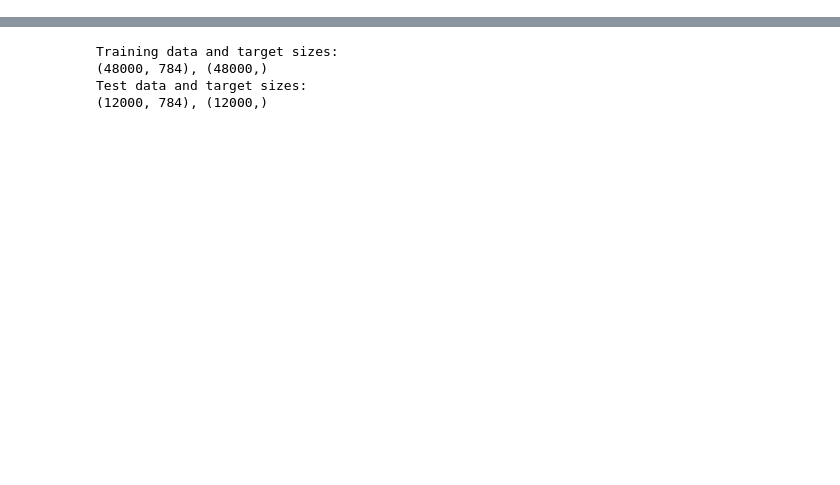
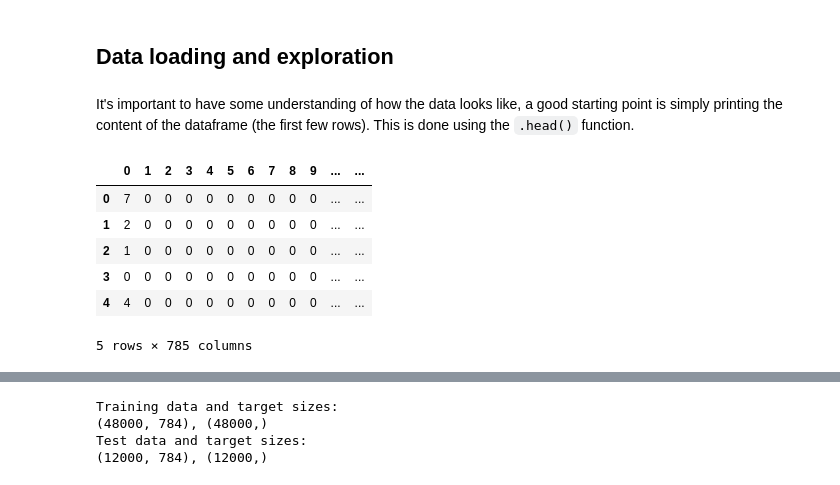
Before and after one commit to matteobarbieri/phd-school, a Jupyter notebook: notebooks/mnist-with-sklearn.ipynb, the cells around one changed output, grey strips where cells are left out. Drawn from its saved outputs; the diff is of its cells as text; code cells hidden in the pictures; blank space fills up the shorter version.

```diff
--- a/notebooks/mnist-with-sklearn.ipynb
+++ b/notebooks/mnist-with-sklearn.ipynb
@@ -18 +36,3 @@ TEST_CSV = Path(DATA_DIR) / "mnist_test.csv"
+# %% [markdown]
+## Data loading and exploration
 # %%
@@ -19,2 +41,14 @@ TEST_CSV = Path(DATA_DIR) / "mnist_test.csv"
 df_test = pd.read_csv(TEST_CSV, header=None)
 df_train = pd.read_csv(TRAIN_CSV, header=None)
+# %% [markdown]
+It's important to have some understanding of how the data looks like, a good starting point is simply printing the content of the dataframe (the first few rows). This is done using the `.head()` function.
+# %%
+df_test.head()
+# %% [output]
+|  | 0 | 1 | 2 | 3 | 4 | 5 | 6 | 7 | 8 | 9 | ... | ... |
+| 0 | 7 | 0 | 0 | 0 | 0 | 0 | 0 | 0 | 0 | 0 | ... | ... |
+| 1 | 2 | 0 | 0 | 0 | 0 | 0 | 0 | 0 | 0 | 0 | ... | ... |
+| 2 | 1 | 0 | 0 | 0 | 0 | 0 | 0 | 0 | 0 | 0 | ... | ... |
+| 3 | 0 | 0 | 0 | 0 | 0 | 0 | 0 | 0 | 0 | 0 | ... | ... |
+| 4 | 4 | 0 | 0 | 0 | 0 | 0 | 0 | 0 | 0 | 0 | ... | ... |
+5 rows × 785 columns
```
Also changed, not shown: parts of 42 cells of this notebook.
